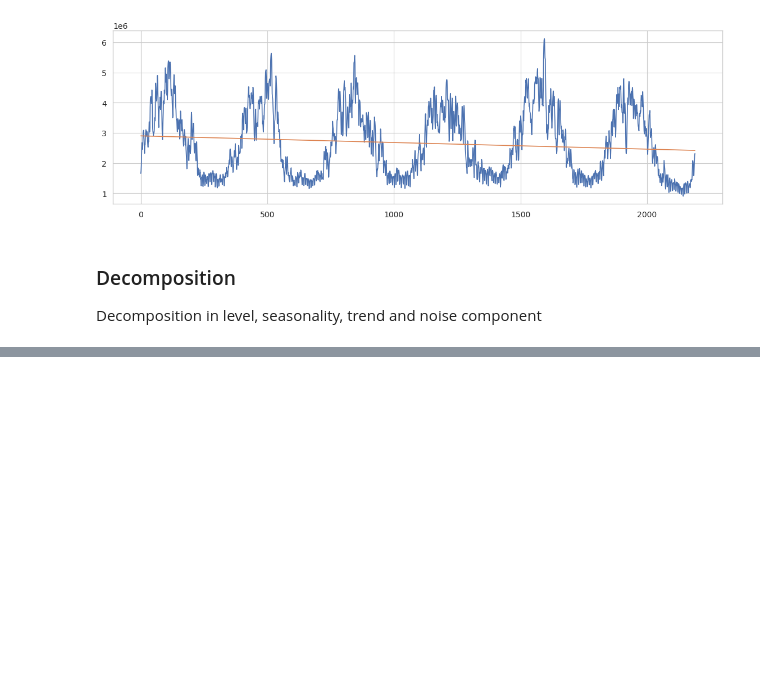
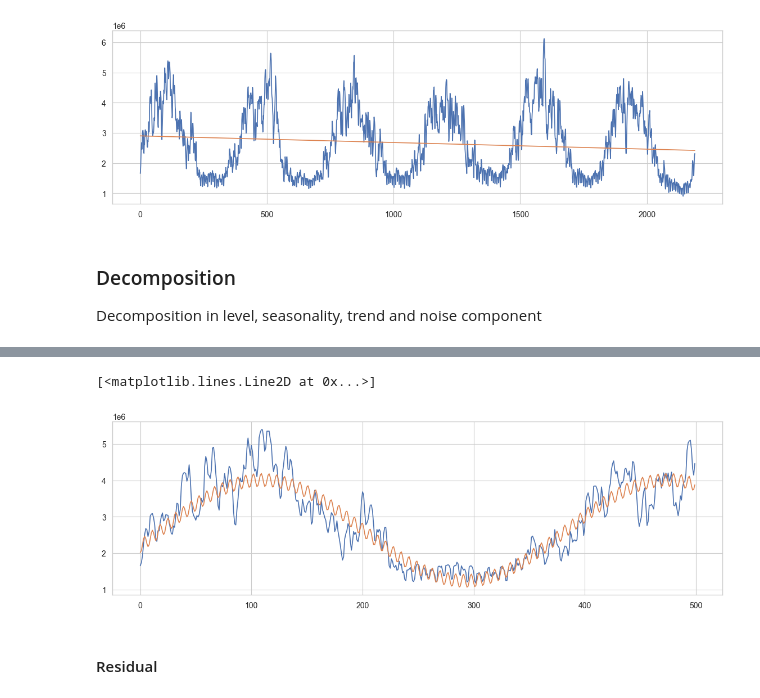
Before and after one commit to f-linus/natural_gas_consumption_modelling, a Jupyter notebook: notebooks/data_analysis/002 Autocorrelation, seasonality and trends.ipynb, the cells around one changed output, grey strips where cells are left out. Saved outputs shown, nothing was run; the diff lists cells and outputs as text; code cells hidden in the pictures; blank space fills up the shorter version.

```diff
--- a/notebooks/data_analysis/002 Autocorrelation, seasonality and trends.ipynb
+++ b/notebooks/data_analysis/002 Autocorrelation, seasonality and trends.ipynb
@@ -95,0 +144,14 @@ Decomposition in level, seasonality, trend and noise component
+# %%
+days = 500
+
+fig, ax = plt.subplots(figsize=(14, 4))
+
+ax.plot(x[:days], y[:days], label="Data")
+ax.plot(
+    x[:days], combined_seasonality(x[:days], *parameters_optimal), label="Seasonality"
+)
+# %% [output]
+[<matplotlib.lines.Line2D at 0x...>]
+[figure, added]
+# %% [markdown]
+#### Residual
```
Also changed, not shown: parts of 16 cells of this notebook.
